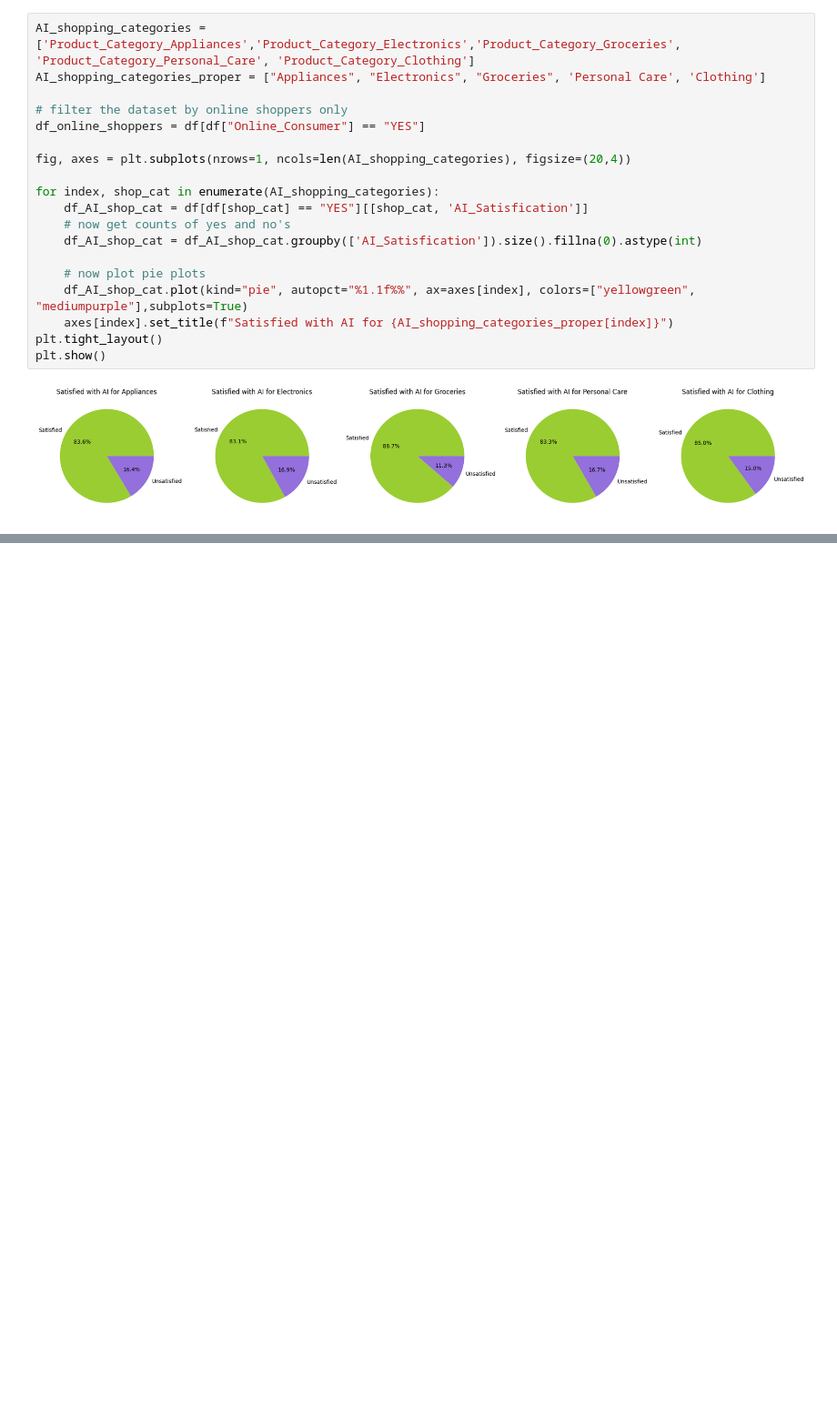
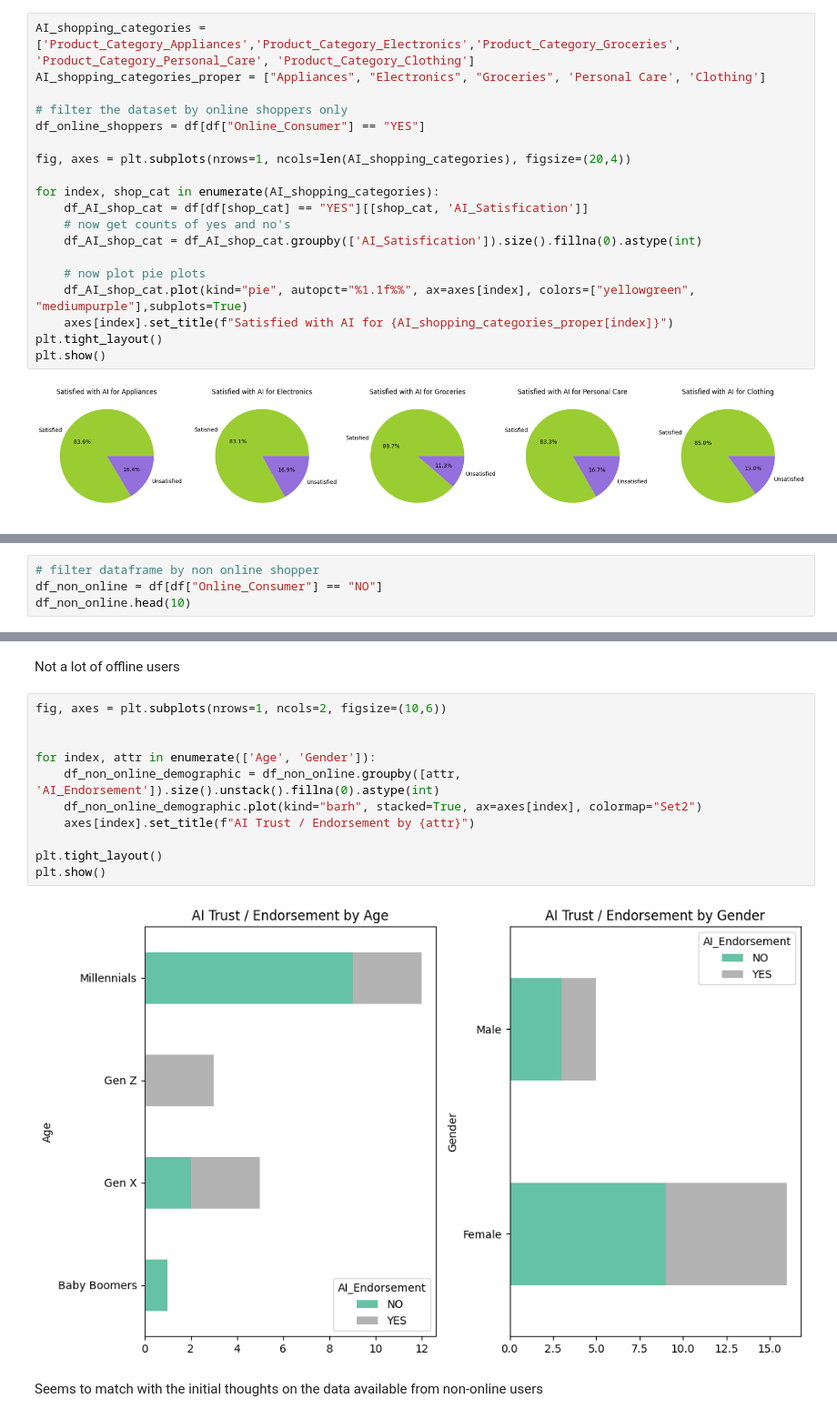
Before and after one commit to ridwankabeer435/DS_ML_Practice, a Jupyter notebook: Customer AI Satisfaction/customer-ai-satisfaction-exploration.ipynb, the cells around one changed output, grey strips where cells are left out. Shown at 91% size. Cells and saved outputs as stored; diff of their text form; blank space fills up the shorter version.

Commit message:
Added some exploratory visualizations for non-online users

```diff
--- a/Customer AI Satisfaction/customer-ai-satisfaction-exploration.ipynb
+++ b/Customer AI Satisfaction/customer-ai-satisfaction-exploration.ipynb
@@ -339,0 +340,4 @@ plt.show()
+# %%
+# filter dataframe by non online shopper
+df_non_online = df[df["Online_Consumer"] == "NO"]
+df_non_online.head(10)
@@ -339,0 +391,17 @@ plt.show()
+# %% [markdown]
+Not a lot of offline users
+# %%
+fig, axes = plt.subplots(nrows=1, ncols=2, figsize=(10,6))
+
+
+for index, attr in enumerate(['Age', 'Gender']):
+    df_non_online_demographic = df_non_online.groupby([attr, 'AI_Endorsement']).size().unstack().fillna(0).astype(int)
+    df_non_online_demographic.plot(kind="barh", stacked=True, ax=axes[index], colormap="Set2")
+    axes[index].set_title(f"AI Trust / Endorsement by {attr}")
+
+plt.tight_layout()
+plt.show()
+# %% [output]
+[figure, added]
+# %% [markdown]
+Seems to match with the initial thoughts on the data available from non-online users
```
Also changed, not shown: parts of 5 cells of this notebook.
